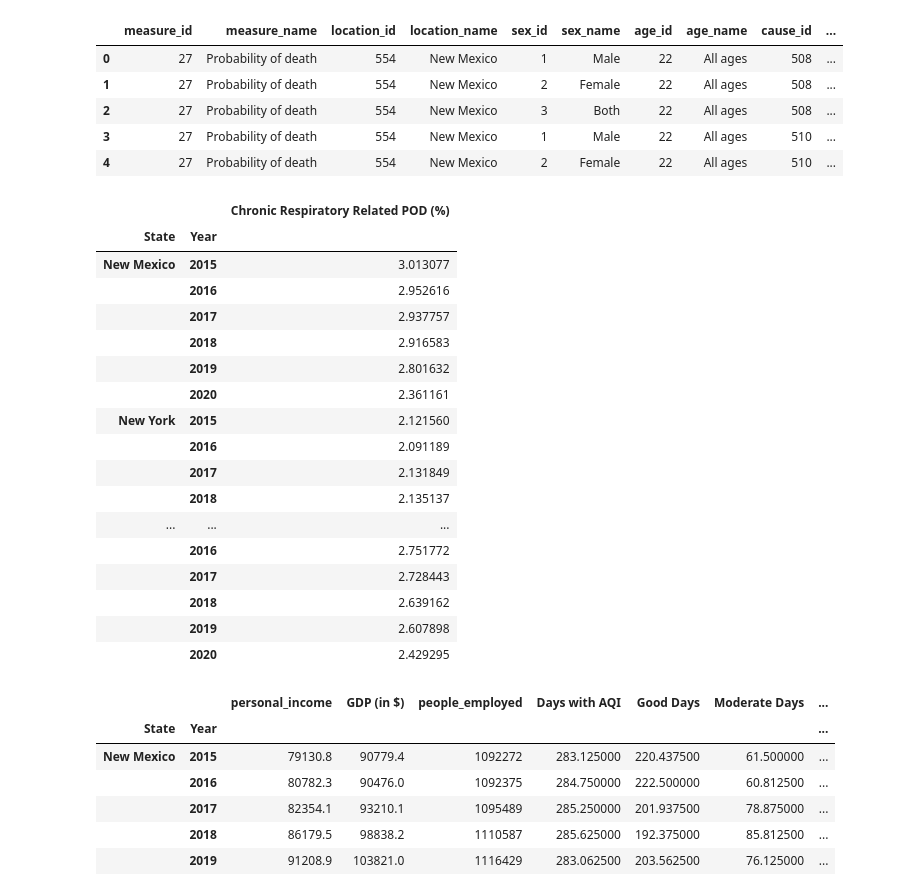
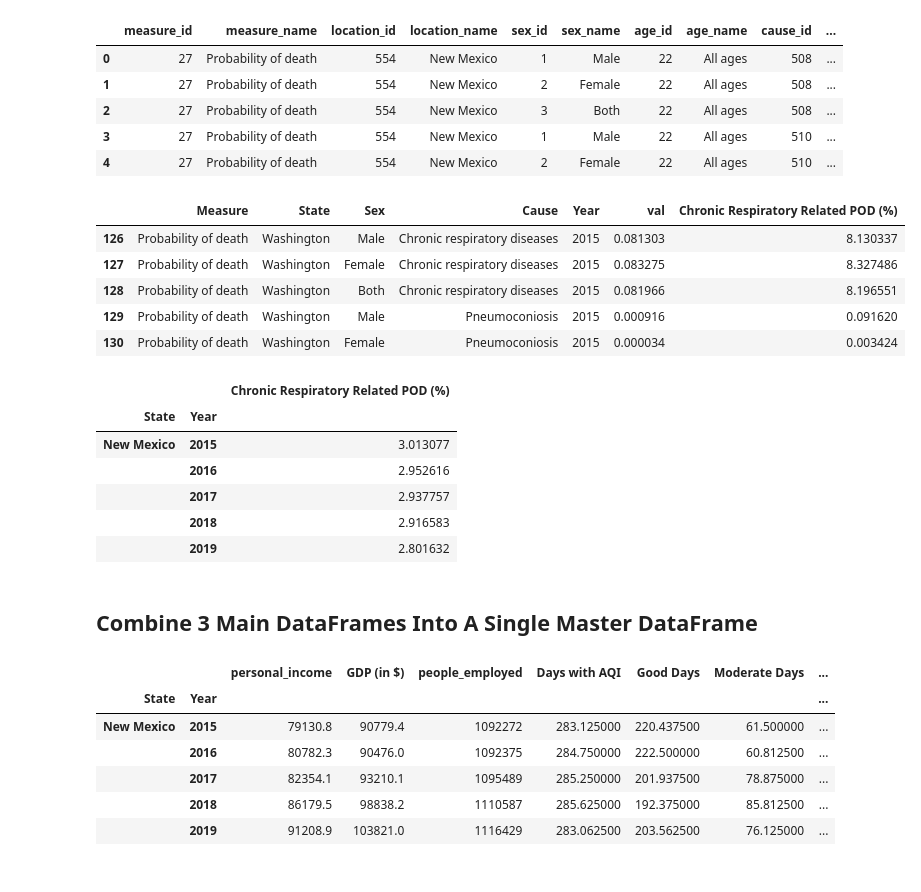
Before and after one commit to harrismhurley/python_project_1, a Jupyter notebook: main.ipynb, the cells around one changed output. Saved outputs shown, nothing was run; the diff lists cells and outputs as text; code cells hidden in the pictures.

```diff
--- a/main.ipynb
+++ b/main.ipynb
@@ -49,5 +37,5 @@ import termcolor
 # %%
 # Read in resource data
-aqi_df = pd.read_csv('/content/county_annual_aqi.csv')
-bea_df = pd.read_csv('/content/BEA_annual.csv', index_col=['State', 'Year'])
-ihme_df = pd.read_csv('/content/IHME-GBD_2021_DATA-a408dab9-1.csv')
+aqi_df = pd.read_csv('./Resources/AQI/county_annual_aqi.csv')
+bea_df = pd.read_csv('./Resources//BEA/BEA_annual.csv', index_col=['State', 'Year'])
+ihme_df = pd.read_csv('./Resources/IHME/IHME-GBD_2021_DATA-a408dab9-1.csv')
@@ -172,43 +174,51 @@ None
 | 4 | 27 | Probability of death | 554 | New Mexico | 2 | Female | 22 | All ages | 510 | ... |
 # %%
 # Health data filtering
+# Create a list of columns to be dropped
 ihme_columns_to_drop = ['measure_id', 'location_id', 'sex_id', 'age_id', 'cause_id', 'metric_id', 'metric_name', 'upper', 'lower', 'age_name']
+# Drop the unneeded columns
 ihme_df = ihme_df.drop(columns=ihme_columns_to_drop)
+# Rename column headers
 ihme_df = ihme_df.rename(columns={
     'location_name': 'State',
     'measure_name': 'Measure',
     'sex_name': 'Sex',
     'cause_name': 'Cause',
-    'val': 'Chronic Respiratory Related POD (%)',
     'year': 'Year'})
-ihme_df['Chronic Respiratory Related POD (%)'] = ihme_df['Chronic Respiratory Related POD (%)'] * 100
+# Filter out the rows for 2015 through 2020
 ihme_df = ihme_df[(ihme_df['Year'] >= 2015) & (ihme_df['Year'] <= 2020)]
-ihme_df = ihme_df[(ihme_df['Sex'] == 'Both')]
+# Filter out the States New York, New Mexico, and Washington
 ihme_df = ihme_df[(ihme_df['State'] == 'New York') |
                 (ihme_df['State'] == 'New Mexico') |
                 (ihme_df['State'] == 'Washington')]
-ihme_df = ihme_df.groupby(['State', 'Year'])['Chronic Respiratory Related POD (%)'].mean().reset_index()
-ihme_df = ihme_df.set_index(['State', 'Year'])
-ihme_df
+# Add new column to show Possibility of Death (POD) percentage
+ihme_df['Chronic Respiratory Related POD (%)'] = ihme_df['val'] * 100
+display(ihme_df.head())
+
+# Create a trimmed down version of the health data to merge with BEA and AQI datasets.
+# Just look at the "Both" sex rows
+ihme_trimmed_df = ihme_df[(ihme_df['Sex'] == 'Both')]
+# Groupby State and Year, calucualte the mean in the Chronic Respiratory Related POD (%) column and reset index
+ihme_trimmed_df = ihme_trimmed_df.groupby(['State', 'Year'])['Chronic Respiratory Related POD (%)'].mean().reset_index()
+# Set the new index to State and Year
+ihme_trimmed_df = ihme_trimmed_df.set_index(['State', 'Year'])
+display(ihme_trimmed_df.head())
 # %% [output]
-|  |  | Chronic Respiratory Related POD (%) |
-| State | Year |  |
-| New Mexico | 2015 | 3.013077 |
-|  | 2016 | 2.952616 |
-|  | 2017 | 2.937757 |
-|  | 2018 | 2.916583 |
-|  | 2019 | 2.801632 |
-|  | 2020 | 2.361161 |
-| New York | 2015 | 2.121560 |
-|  | 2016 | 2.091189 |
-|  | 2017 | 2.131849 |
-|  | 2018 | 2.135137 |
-| ... | ... | ... |
-|  | 2016 | 2.751772 |
-|  | 2017 | 2.728443 |
-|  | 2018 | 2.639162 |
-|  | 2019 | 2.607898 |
-|  | 2020 | 2.429295 |
+|  | Measure | State | Sex | Cause | Year | val | Chronic Respiratory Related POD (%) |
+| 126 | Probability of death | Washington | Male | Chronic respiratory diseases | 2015 | 0.081303 | 8.130337 |
+| 127 | Probability of death | Washington | Female | Chronic respiratory diseases | 2015 | 0.083275 | 8.327486 |
+| 128 | Probability of death | Washington | Both | Chronic respiratory diseases | 2015 | 0.081966 | 8.196551 |
+| 129 | Probability of death | Washington | Male | Pneumoconiosis | 2015 | 0.000916 | 0.091620 |
+| 130 | Probability of death | Washington | Female | Pneumoconiosis | 2015 | 0.000034 | 0.003424 |
+|  |  | Chronic Respiratory Related POD (%) |
+| State | Year |  |
+| New Mexico | 2015 | 3.013077 |
+|  | 2016 | 2.952616 |
+|  | 2017 | 2.937757 |
+|  | 2018 | 2.916583 |
+|  | 2019 | 2.801632 |
+# %% [markdown]
+## Combine 3 Main DataFrames Into A Single Master DataFrame
 # %%
 # Merging tables into a master DataFrame
 master_df = bea_df.merge(aqi_df, left_index=True, right_index=True)
```
Also changed, not shown: parts of 29 cells of this notebook, 32 other files.
